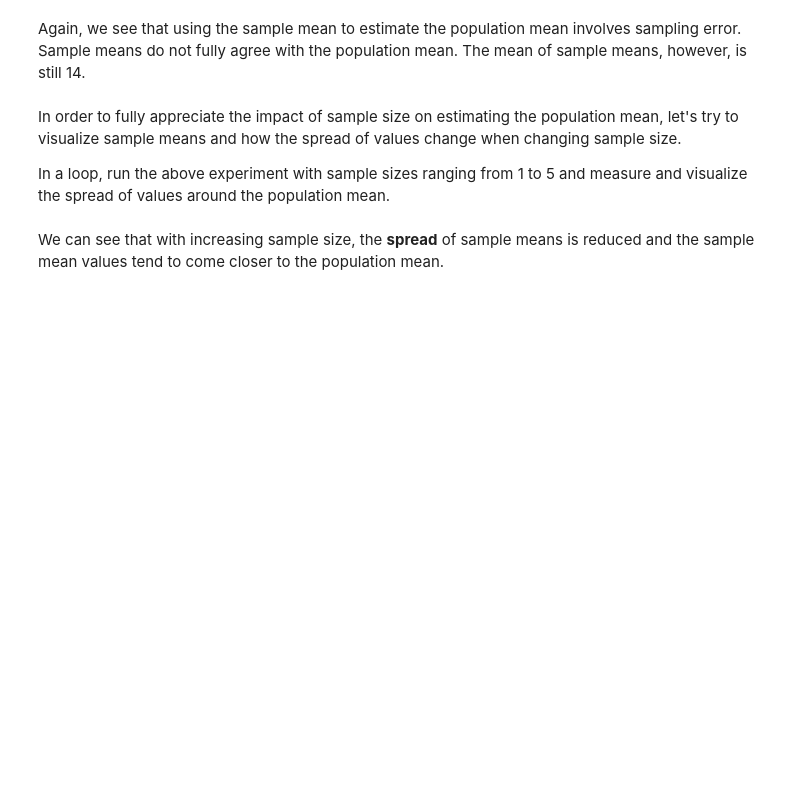
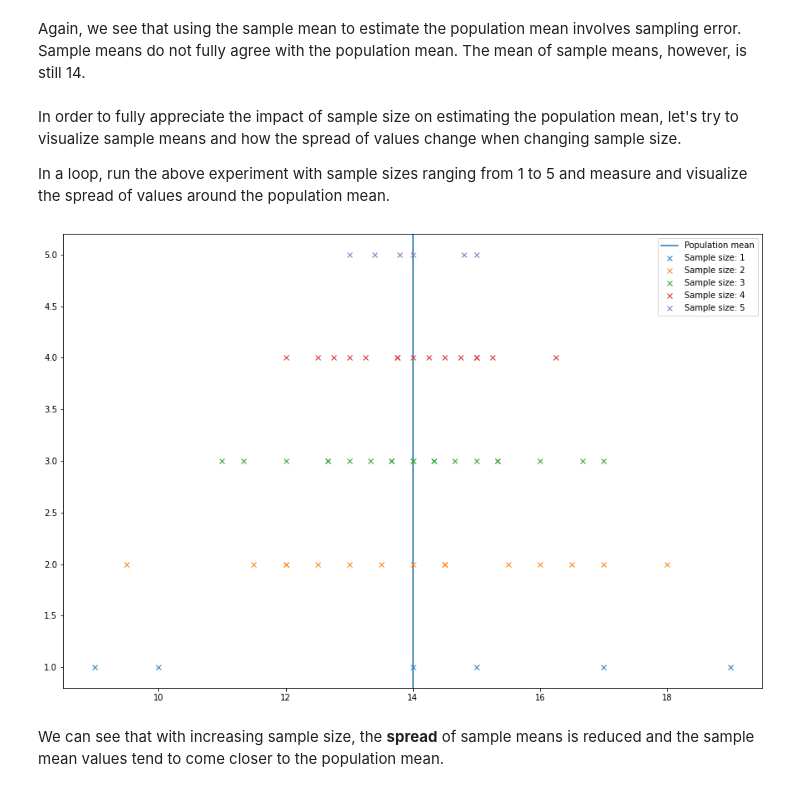
Before and after one commit to Sharon-Mukami/dsc-sampling-statistics-lab_original, a Jupyter notebook: index.ipynb, the cells around one changed output. Drawn from its saved outputs; the diff is of its cells as text; code cells hidden in the pictures; blank space fills up the shorter version.

```diff
--- a/index.ipynb
+++ b/index.ipynb
@@ -151,10 +166,10 @@ def sample_means(sample_size, data):
 
     # Calculate the mean weight (x_bar) for all the combinations (samples) using the given data
     x_bar_list = []
-    for i in combs:
-        x_bar_list.append(sum(i.values())/len(i))
+    combs_vals = list(itertools.combinations(pumpkin_dict.values(),n))
 
-
+    for i in combs_vals:
+        x_bar_list.append(sum(i)/len(i))
 
     # Calculate sample mean for all combinations and append to x_bar_list
 
@@ -167,8 +182,10 @@ combs, means = sample_means(n, pumpkin_dict)
 
 # Print the sample combinations with their means
 
-
-
+for i in range(len(combs)):
+    print(i+1,combs[i],means[i])
+print(f'Using {n} samples we can see {len(combs)} possible combinations')
+print(f'The mean of all sample means mu_x_hat is: {mu}')
 # Using 2 samples, we can see 15 possible combinations as below:
 # The mean of all sample means mu_x_hat is: 14.0
 # ('A', 'B') 16.5
@@ -199,15 +245,22 @@ def calculate_probability(means):
     Output: a list of probablitity of each mean value
     '''
     #Calculate the frequency of each mean value
-    freq = None
+    freq = Counter(means)
+    # This returns a dict of {mean: frequency} from means
 
     prob = []
+    for mean in means:
+        prob.append(str(freq[mean])+'/'+str(len(means)))
 
     # Calculate and append frequency of each mean value in the prob list.
 
     return prob
 
 probs = calculate_probability(means)
+
+for i in range(len(combs)):
+    print(i+1,combs[i],means[i],probs[i])
+
 
 # Print combinations with sample means and probability of each mean value
 
@@ -279,6 +357,30 @@ In a loop, run the above experiment with sample sizes ranging from 1 to 5 and me
 
 # Using 5 samples with a population of size, we can see 6 possible combinations
 # The mean of all sample means mu_x_hat is: 14.0
+# %%
+plt.figure(figsize=(15,10))
+
+plt.axvline(x=mu, label = "Population mean")
+
+# Run a for loop to execute above code for sample size 1 to 5 and visualise the spread of sample
+# means
+for n in (1,2,3,4,5):
+    combs, means = sample_means(n, pumpkin_dict)
+    probs = calculate_probability(means)
+    val = n # this is the value where you want the data to appear on the y-axis.
+    ar = np.arange(10) # just as an example array
+    plt.plot(means, np.zeros_like(means) + val, 'x', label =("Sample size: "+ str(n)))
+    plt.legend()
+
+
+plt.show()
+
+
+# This code snippet generates a plot where 'means' values
+#  are plotted against a constant value 'val' for each mean value,
+# with the x markers, and a label indicating the sample size 'n'.
+# %% [output]
+[figure, added]
 # %% [markdown]
 We can see that with increasing sample size, the **spread** of sample means is reduced and the sample mean values tend to come closer to the population mean.
 # %% [markdown]
```
Also changed, not shown: parts of 9 cells of this notebook.
